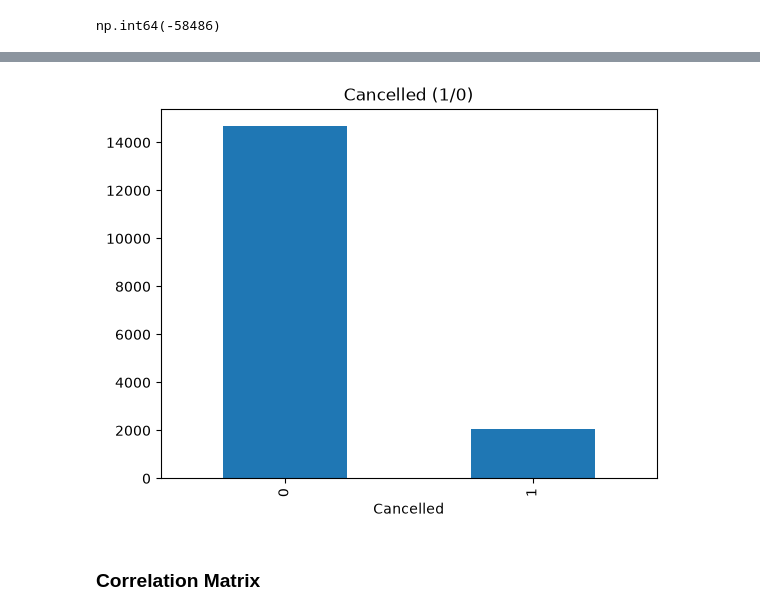
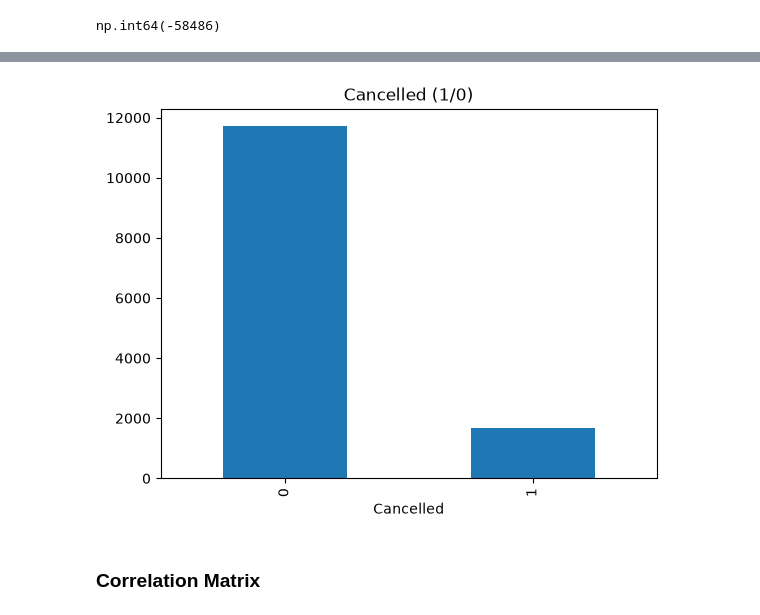
Before and after one commit to LeviZ08/Airline-Loyalty-Program-Churn-and-Analytics-, a Jupyter notebook: Airline_Analysis.ipynb, the cells around one changed output, grey strips where cells are left out. Drawn from its saved outputs; the diff is of its cells as text; code cells hidden in the pictures.

```diff
--- a/Airline_Analysis.ipynb
+++ b/Airline_Analysis.ipynb
@@ -178,7 +182,6 @@ SELECT * EXCLUDE("Postal Code", "City", "Country", "Enrollment Year", "Enrollmen
     MAKE_DATE("Enrollment Year", "Enrollment Month", 1) AS "Enrollment Date",
     MAKE_DATE("Cancellation Year", "Cancellation Month", 1) AS "Cancellation Date",
     CASE WHEN ("Cancellation Year" AND "Cancellation Month") IS NULL THEN 0 ELSE 1 END AS Cancelled,
-    CASE WHEN Salary IS NULL THEN 1 ELSE 0 END AS Salary_Missing,
     DATE_DIFF('month', "Enrollment Date", (SELECT MAX(Date) FROM read_csv_auto("Calendar.csv"))) AS "tenure"
 FROM read_csv_auto("Customer Loyalty History.csv")
 """).df()
@@ -268,10 +290,10 @@ dtype: Float64
 # %%
-df["Cancelled"].value_counts().plot(kind = "bar")
+y_train.value_counts().plot(kind = "bar")
 plt.title("Cancelled (1/0)")
 plt.ylabel("")
 plt.show()
 # %% [output]
-[figure, old version]
+[figure, new version]
 # %% [markdown]
 ### Correlation Matrix
 # %%
```
Also changed, not shown: parts of 49 cells of this notebook, 1 other file.
